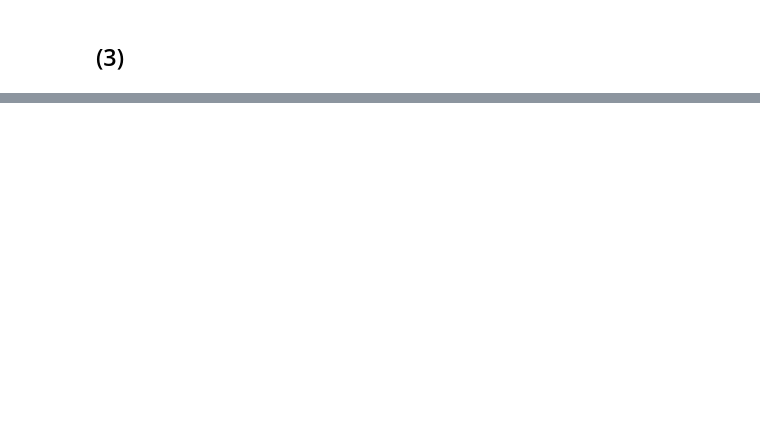
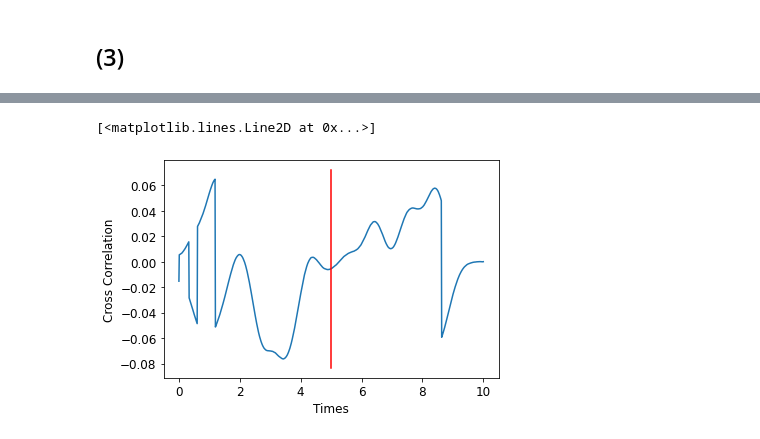
Before and after one commit to lizkapelevich/PrePyCBC, a Jupyter notebook: Precursor_to_Project.ipynb, the cells around one changed output, grey strips where cells are left out. Cells and saved outputs as stored; diff of their text form; code cells hidden in the pictures; blank space fills up the shorter version.

Commit message:
finished cross correlation function

```diff
--- a/Precursor_to_Project.ipynb
+++ b/Precursor_to_Project.ipynb
@@ -214,9 +209,0 @@ def multiplcation(final_data, template, del_T):
-# %%
-def integrator(data_time_series, a, f, sigma):
-
-    result = []                                # initializing the value of the variable
-
-    for i in range(0, data_time_series[-1]):   # range should go from 0 to last value of data time-series
-        result.append(template(a, f, sigma, i, t_duration, data_time_stamps)) # multiplying elements together from each array in order of range
-
-    return result                              # returning list of templates
@@ -223,11 +224,22 @@ def integrator(data_time_series, a, f, sigma):
 # %%
-def cross_correlation(del_T_0, t_signal_start, t_max):
+def cross_correlation(del_T_0, t_start, t_max, data_time_series, a, f, sigma, t_duration, del_T):
 
-    C = []                                                   # initializing the value of the variable
-    t_0 = t_signal_start
+    C = []                                         # initializing the value of the variable
+    time_stamps = []                               # creating empty list to save values for plotting
 
-    while t_0 <= t_max:
-        C.append(integrator(data_time_series, a, f, sigma)[i]) # computing integral over all 'sections'
-        t_0 += del_T_0                                         # moving intial time of template over increments of del_T
+    while t_start <= t_max:
+        time_stamps.append(t_start)
 
-    return C                                                   # returning the list of integration results
+        integ = integrator(data_time_series, a, f, sigma, t_start, t_duration, del_T)
+        C.append(integ)                            # computing integral over all 'sections'
+
+        t_start += del_T_0                         # moving intial time of template over increments of del_T
+
+    return time_stamps, C                          # returning the list of integration results
+# %%
+data = (times, alldata)
+del_T = np.mean(np.diff(times))
+a = 1
+f = 50
+sigma = 0.1
+(t, x) = cross_correlation(del_T, times[0], times[-1], data, a, f, sigma, 2, del_T)
@@ -233,0 +255,10 @@ def cross_correlation(del_T_0, t_signal_start, t_max):
+# %%
+plt.plot(t, x)
+plt.xlabel("Times")
+plt.ylabel("Cross Correlation")
+ax = plt.gca()
+ylim = ax.get_ylim()
+plt.plot([5, 5], ylim, 'r-')
+# %% [output]
+[<matplotlib.lines.Line2D at 0x...>]
+[figure, added]
```
Also changed, not shown: parts of 7 cells of this notebook.
